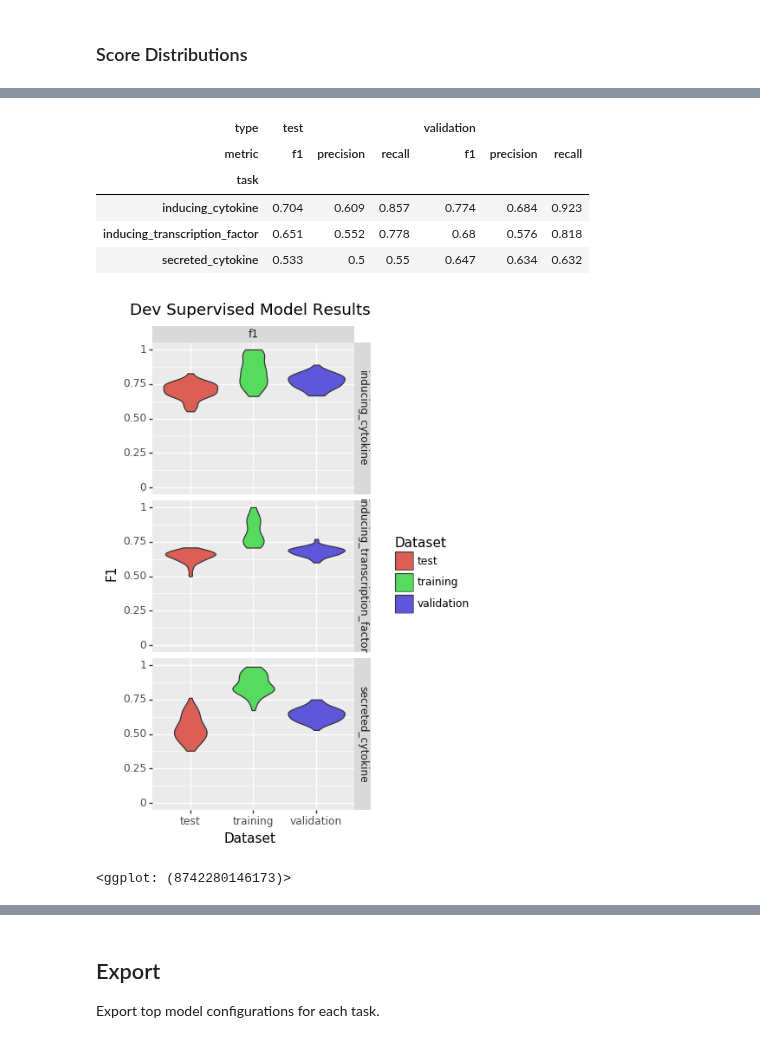
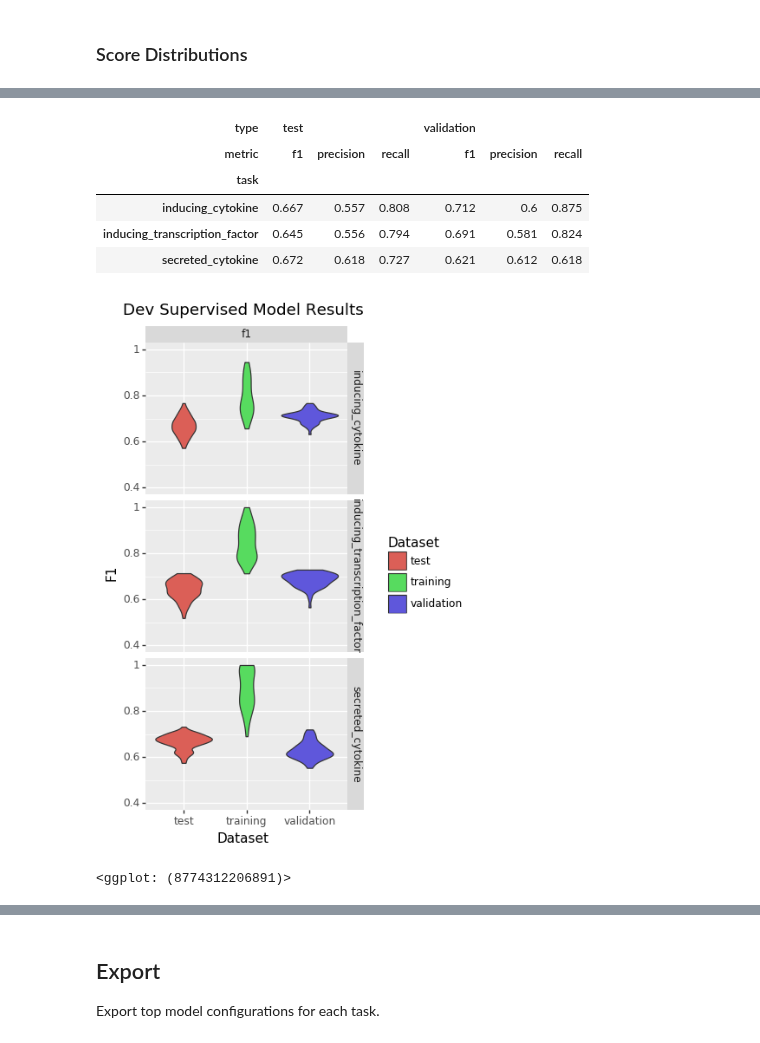
Before and after one commit to hammerlab/t-cell-relation-extraction, a Jupyter notebook: pipeline/08-gridsearch-dev.ipynb, the cells around one changed output, grey strips where cells are left out. Drawn from its saved outputs; the diff is of its cells as text; code cells hidden in the pictures.

```diff
--- a/pipeline/08-gridsearch-dev.ipynb
+++ b/pipeline/08-gridsearch-dev.ipynb
@@ -24,6 +24,7 @@ session = SnorkelSession()
 classes = get_candidate_classes()
 # %%
 #output_dir = osp.join(RESULTS_DATA_DIR, 'gridsearch-dev', 'run1')
-output_dir = osp.join(RESULTS_DATA_DIR, 'gridsearch-dev', 'run2')
+#output_dir = osp.join(RESULTS_DATA_DIR, 'gridsearch-dev', 'run2')
+output_dir = osp.join(RESULTS_DATA_DIR, 'gridsearch-dev', 'run3')
 output_dir
 # %% [output]
@@ -104,7 +105,7 @@ len(cands)
 # Train on dev, use val for validation, and make test predictions
 TARGET_MAP = {'dev': 'train', 'val': 'val', 'test': 'test'}
 df_cand = pd.DataFrame([
-    dict(id=c.id, task=c.type, split=TARGET_MAP[SPLIT_MAP[c.split]], label=features.get_label(c, strict=True))
+    dict(id=c.id, task=c.type, split=TARGET_MAP[SPLIT_MAP[c.split]], label=features.get_label(c))
     for c in cands
 ])
 # Duplicate val candidates for prediction
@@ -516,24 +516,24 @@ p
 | type | test |  |  | validation |  |  |
 | metric | f1 | precision | recall | f1 | precision | recall |
 | task |  |  |  |  |  |  |
-| inducing_cytokine | 0.704 | 0.609 | 0.857 | 0.774 | 0.684 | 0.923 |
-| inducing_transcription_factor | 0.651 | 0.552 | 0.778 | 0.68 | 0.576 | 0.818 |
-| secreted_cytokine | 0.533 | 0.5 | 0.55 | 0.647 | 0.634 | 0.632 |
+| inducing_cytokine | 0.667 | 0.557 | 0.808 | 0.712 | 0.6 | 0.875 |
+| inducing_transcription_factor | 0.645 | 0.556 | 0.794 | 0.691 | 0.581 | 0.824 |
+| secreted_cytokine | 0.672 | 0.618 | 0.727 | 0.621 | 0.612 | 0.618 |
 # %%
 (
     pn.ggplot(
         df_score.pipe(lambda df: df[df['metric'].isin(['f1'])]),
         pn.aes(x='type', y='value', fill='type')
     ) +
     pn.geom_violin() +
-    pn.ylim(0, 1) +
+    pn.ylim(.4, 1) +
     pn.labs(y='F1', title='Dev Supervised Model Results', x='Dataset', fill='Dataset') +
     pn.facet_grid('task ~ metric', scales='free') +
     pn.theme(figure_size=(3, 7))
 )
 # %% [output]
-[figure, old version]
+[figure, new version]
-<ggplot: (8742280146173)>
+<ggplot: (8774312206891)>
 # %%
 (
     pn.ggplot(
```
Also changed, not shown: parts of 25 cells of this notebook, 8 other files.
